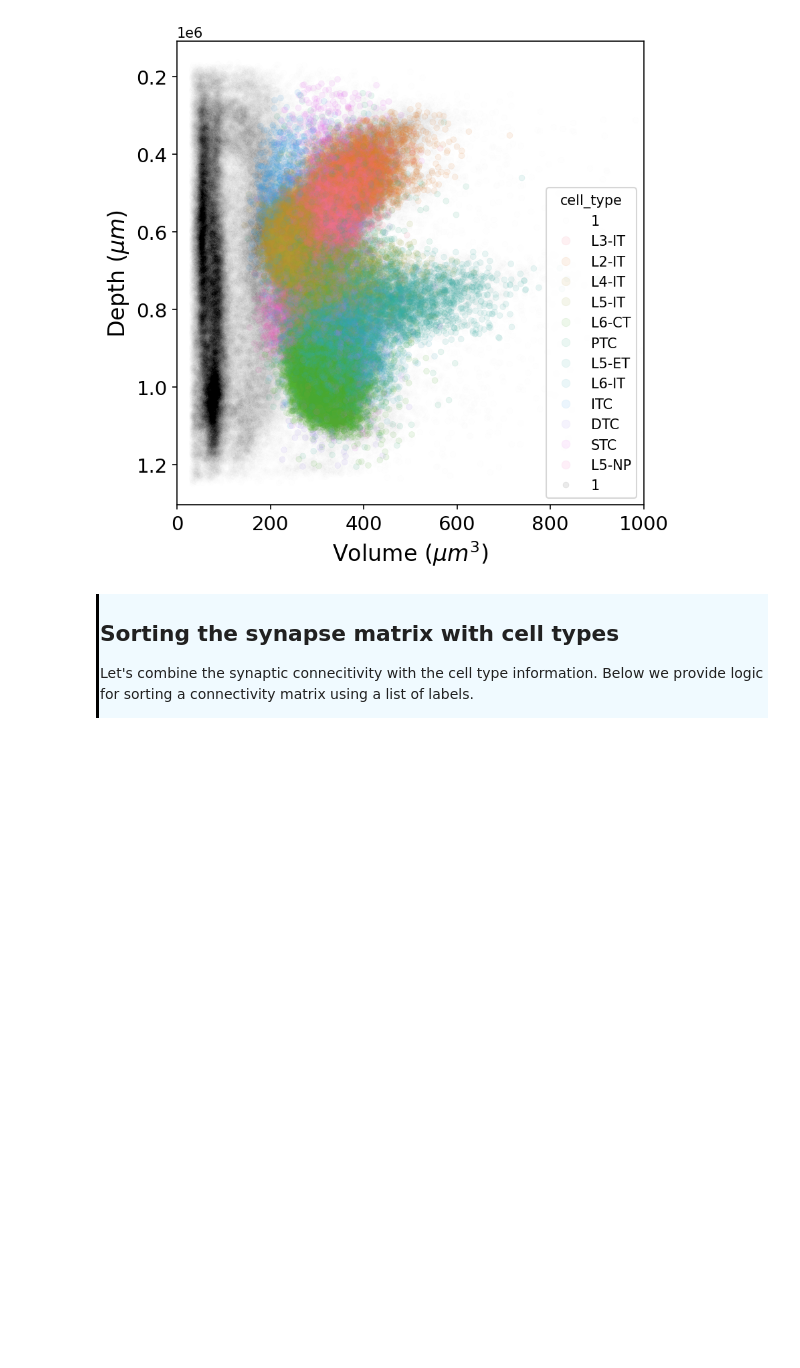
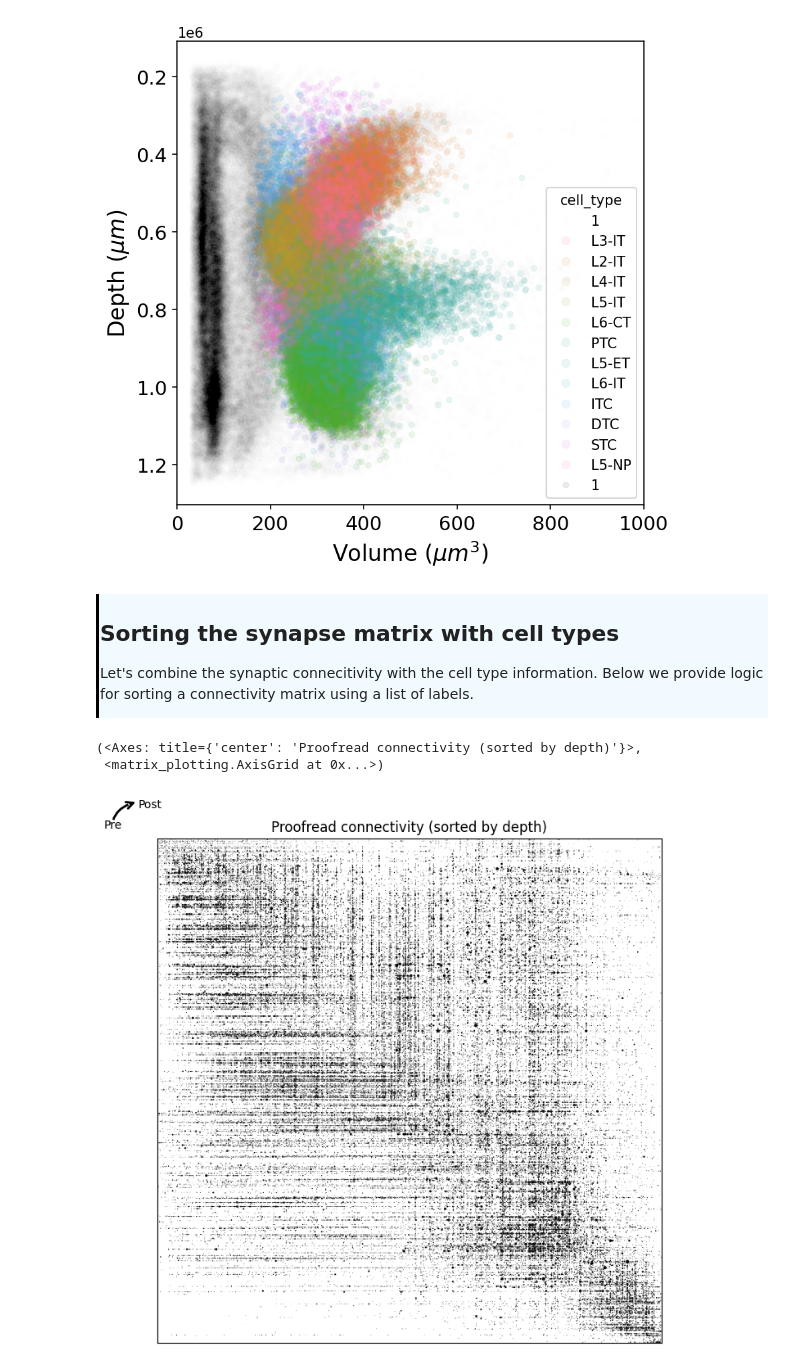
Before and after one commit to AllenSWDB/SWDB_2025_Connectomics, a Jupyter notebook: code/solutions/Workshop1.ipynb, the cells around one changed output. Saved outputs shown, nothing was run; the diff lists cells and outputs as text; code cells hidden in the pictures; blank space fills up the shorter version.

```diff
--- a/code/solutions/Workshop1.ipynb
+++ b/code/solutions/Workshop1.ipynb
@@ -421,3 +577,28 @@ plt.show()
 Let's combine the synaptic connecitivity with the cell type information. Below we provide logic for sorting a connectivity matrix using a list of labels.
 
 </d>
+# %%
+proof_root_ids = np.intersect1d(proof_root_ids, cell_df["pt_root_id"].values)
+proof_cell_df = cell_df.set_index("pt_root_id").loc[proof_root_ids]
+proof_cell_df = proof_cell_df.query("cell_type.notna()")
+
+syn_mat = make_adjacency(syn_df, proof_cell_df, aggfunc="sum")
+# %%
+adjplot_kws = dict(
+    edge_hue=False,
+    edge_size=True,
+    edge_palette="Greys",
+    sizes=(0.1, 10),  # set the min and max size of the dots
+    hue_norm=(-1, 1),  # set how to scale colors
+)
+adjacencyplot(
+    syn_mat,
+    nodes=proof_cell_df,
+    sortby="pt_position_y",
+    title="Proofread connectivity (sorted by depth)",
+    **adjplot_kws,
+)
+# %% [output]
+(<Axes: title={'center': 'Proofread connectivity (sorted by depth)'}>,
+ <matrix_plotting.AxisGrid at 0x...>)
+[figure, added]
```
Also changed, not shown: parts of 26 cells of this notebook, 3 other files.
